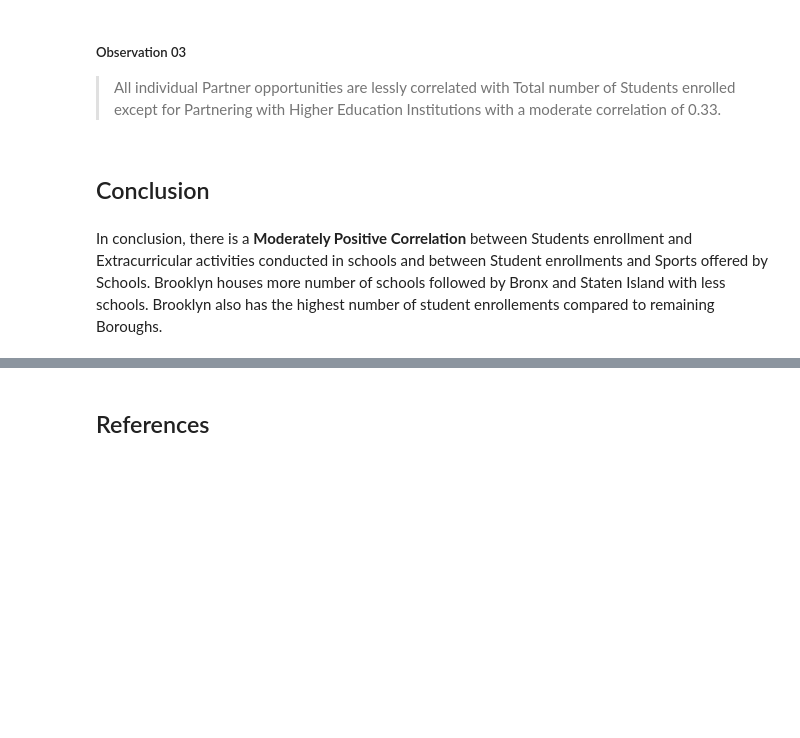
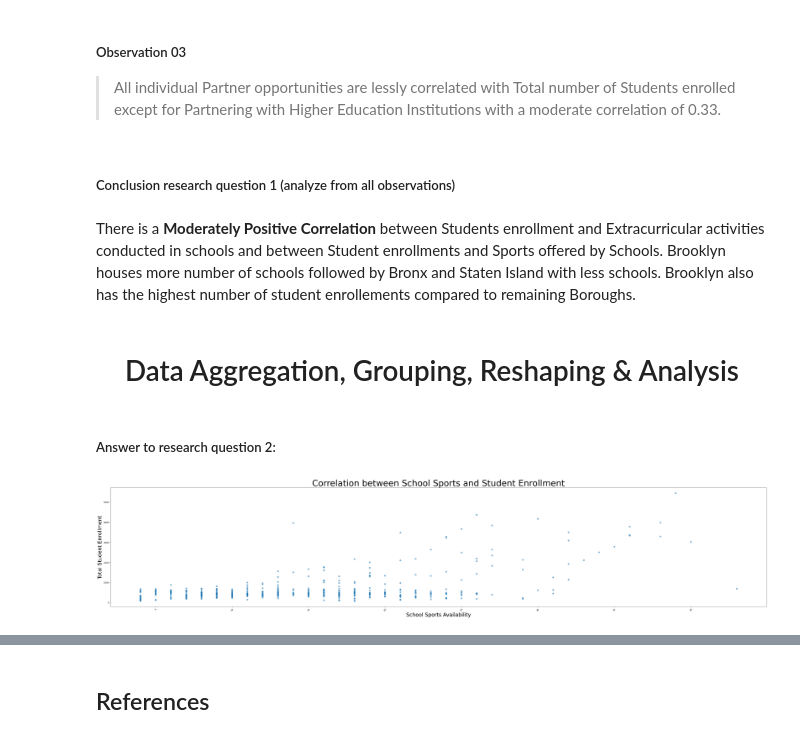
Before and after one commit to nikkirastogi/Analysis-of-schools-in-each-borough-of-NYC, a Jupyter notebook: DataAnalysis.ipynb, the cells around one changed output, grey strips where cells are left out. Saved outputs shown, nothing was run; the diff lists cells and outputs as text; code cells hidden in the pictures; blank space fills up the shorter version.

Commit message:
solved some more research questions and inference.py

```diff
--- a/analysis.ipynb
+++ b/DataAnalysis.ipynb
@@ -429,6 +397,7 @@ To investigate the realtionship between Number of students vs Number of Extracur
 # %%
-from inference import Inferences as Inf
-obj_inferences = Inf(data)
+updated_data = obj_ExploratoryAnalysis.updated_data()
+from src.data_analysis.inference import Inferences as inf
+obj_inferences = inf(updated_data)
 obj_inferences.heatmap1()
 # %% [output]
 [figure]
@@ -454,6 +423,14 @@ obj_inferences.heatmap3()
 ##### Observation 03
 > All individual Partner opportunities are lessly correlated with Total number of Students enrolled except for Partnering with Higher Education Institutions with a moderate correlation of 0.33.
 # %% [markdown]
-## Conclusion
+##### Conclusion research question 1 (analyze from all observations)
 # %% [markdown]
-In conclusion, there is a **Moderately Positive Correlation** between Students enrollment and Extracurricular activities conducted in schools and between Student enrollments and Sports offered by Schools. Brooklyn houses more number of schools followed by Bronx and Staten Island with less schools. Brooklyn also has the highest number of student enrollements compared to remaining Boroughs.
+There is a **Moderately Positive Correlation** between Students enrollment and Extracurricular activities conducted in schools and between Student enrollments and Sports offered by Schools. Brooklyn houses more number of schools followed by Bronx and Staten Island with less schools. Brooklyn also has the highest number of student enrollements compared to remaining Boroughs.
+# %% [markdown]
+<h1> <center>Data Aggregation, Grouping, Reshaping & Analysis </center></h1>
+# %% [markdown]
+##### Answer to research question 2:
+# %%
+obj_inferences.research_ques2_scatter()
+# %% [output]
+[figure, added]
```
Also changed, not shown: parts of 18 cells of this notebook, 9 other files.
